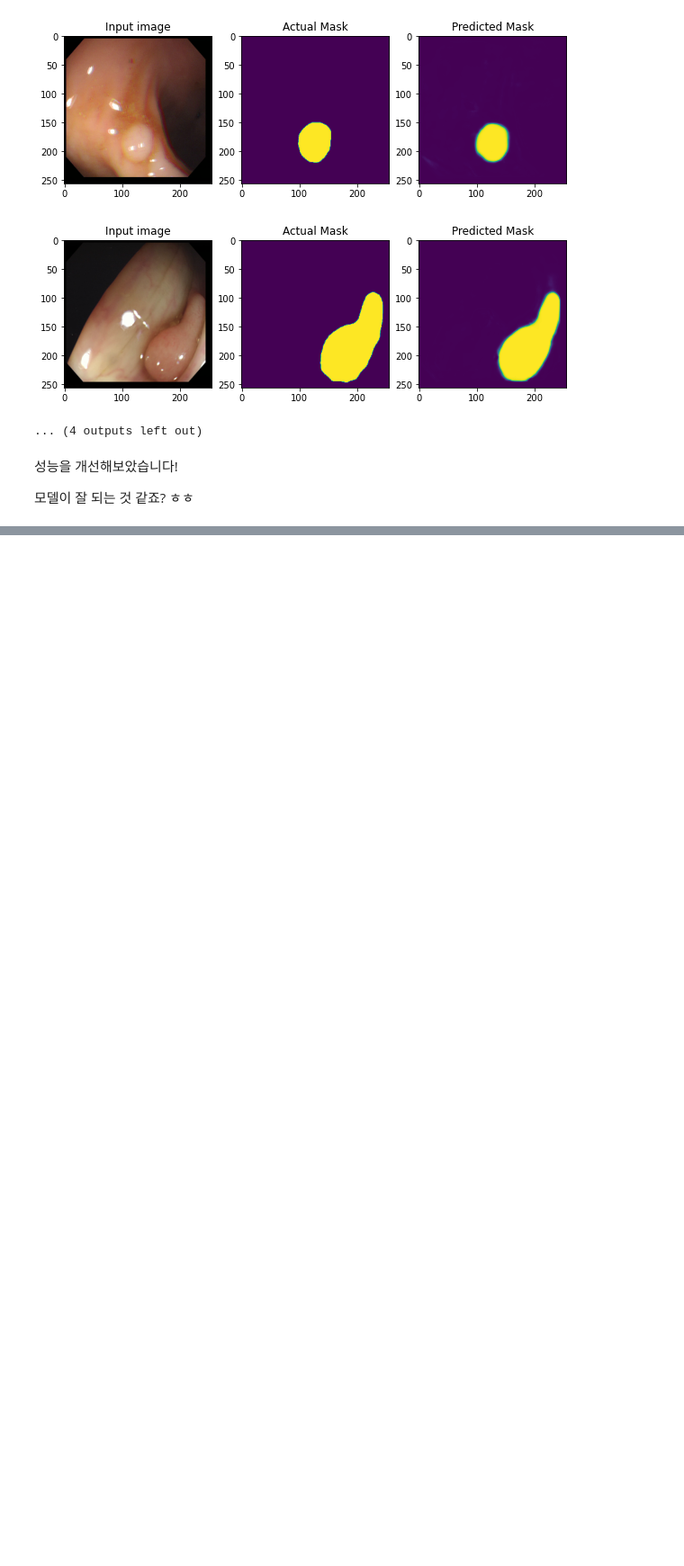
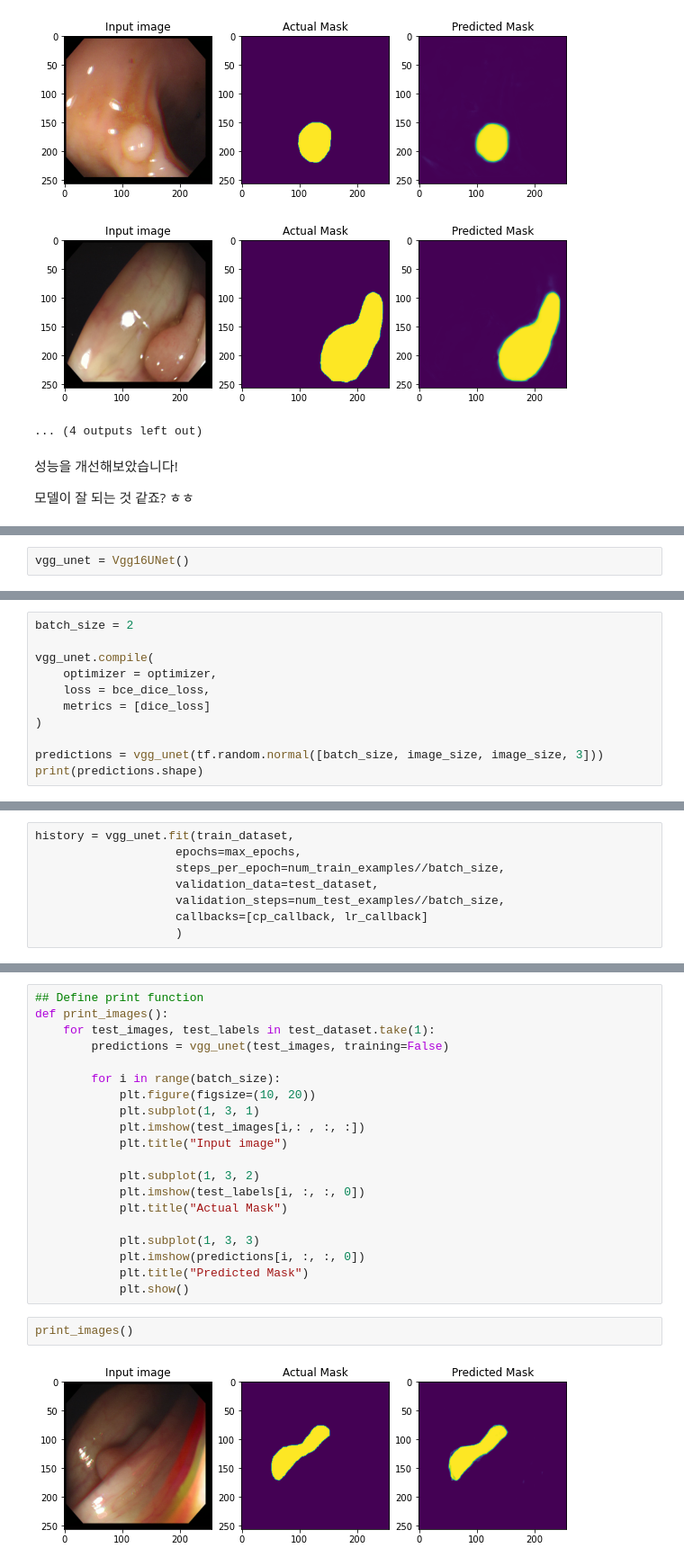
Before and after one commit to jiyeoon/aiffel, a Jupyter notebook: Week15/Exploration27(2).ipynb, the cells around one changed output, grey strips where cells are left out. Shown at 90% size. Cells and saved outputs as stored; diff of their text form; blank space fills up the shorter version.

```diff
--- a/Week15/Exploration27(2).ipynb
+++ b/Week15/Exploration27(2).ipynb
@@ -678,0 +719,2 @@ print_images()
+# %%
+vgg_unet = Vgg16UNet()
@@ -678,0 +747,11 @@ print_images()
+# %%
+batch_size = 2
+
+vgg_unet.compile(
+    optimizer = optimizer,
+    loss = bce_dice_loss,
+    metrics = [dice_loss]
+)
+
+predictions = vgg_unet(tf.random.normal([batch_size, image_size, image_size, 3]))
+print(predictions.shape)
@@ -678,0 +760,8 @@ print_images()
+# %%
+history = vgg_unet.fit(train_dataset,
+                    epochs=max_epochs,
+                    steps_per_epoch=num_train_examples//batch_size,
+                    validation_data=test_dataset,
+                    validation_steps=num_test_examples//batch_size,
+                    callbacks=[cp_callback, lr_callback]
+                    )
@@ -678,0 +786,24 @@ print_images()
+# %%
+## Define print function
+def print_images():
+    for test_images, test_labels in test_dataset.take(1):
+        predictions = vgg_unet(test_images, training=False)
+
+        for i in range(batch_size):
+            plt.figure(figsize=(10, 20))
+            plt.subplot(1, 3, 1)
+            plt.imshow(test_images[i,: , :, :])
+            plt.title("Input image")
+
+            plt.subplot(1, 3, 2)
+            plt.imshow(test_labels[i, :, :, 0])
+            plt.title("Actual Mask")
+
+            plt.subplot(1, 3, 3)
+            plt.imshow(predictions[i, :, :, 0])
+            plt.title("Predicted Mask")
+            plt.show()
+# %%
+print_images()
+# %% [output]
+[figure, added]
```
Also changed, not shown: parts of 9 cells of this notebook.
